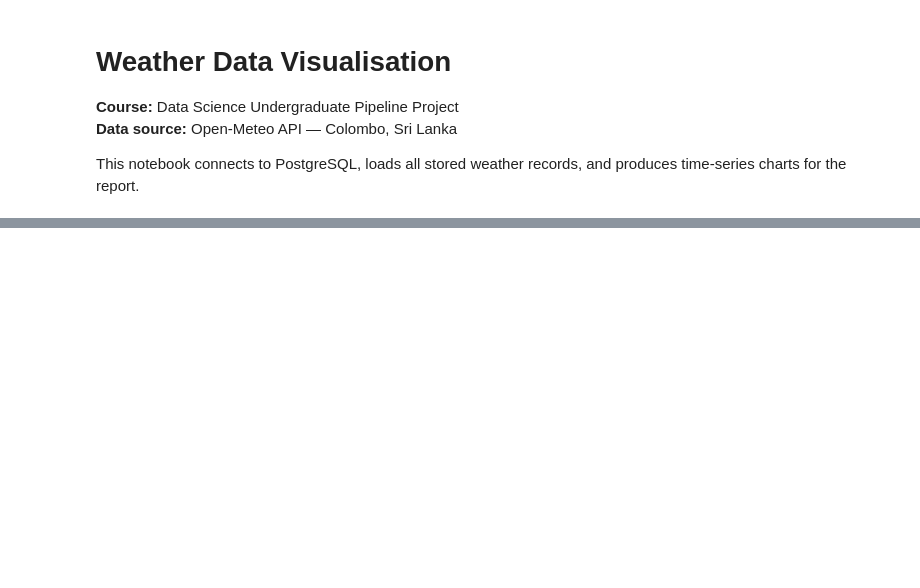
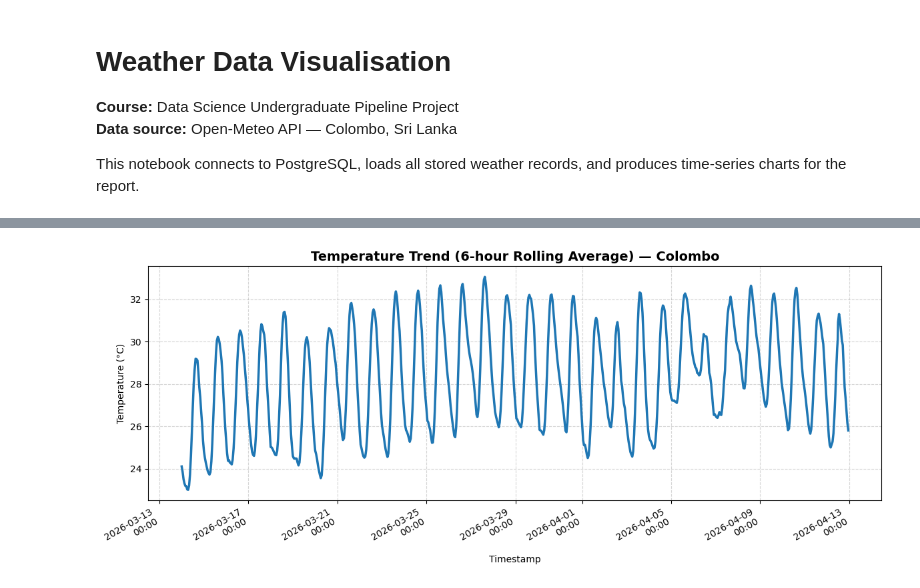
Before and after one commit to AkithaPasandul/Automated-Daily-Weather-Data-Pipeline-using-Apache-Airflow, a Jupyter notebook: notebooks/weather_visualization.ipynb, the cells around one changed output, grey strips where cells are left out. Cells and saved outputs as stored; diff of their text form; code cells hidden in the pictures; blank space fills up the shorter version.

```diff
--- a/notebooks/weather_visualization.ipynb
+++ b/notebooks/weather_visualization.ipynb
@@ -82,3 +155,25 @@ print('Chart saved to screenshots/chart_temperature.png')
+# %%
+# Rolling Trend
+fig, ax = plt.subplots(figsize=(12, 5))
+
+ax.plot(
+    df['extraction_timestamp'],
+    df['temp_rolling_6h'],
+    linewidth=2.5,
+)
+
+ax.set_title('Temperature Trend (6-hour Rolling Average) — Colombo', fontsize=14, fontweight='bold')
+ax.set_xlabel('Timestamp')
+ax.set_ylabel('Temperature (°C)')
+ax.xaxis.set_major_formatter(mdates.DateFormatter('%Y-%m-%d\n%H:%M'))
+fig.autofmt_xdate()
+ax.grid(True, linestyle='--', alpha=0.5)
+
+plt.tight_layout()
+plt.savefig(os.path.join(SCREENSHOTS_DIR, 'temperature_trend.png'), dpi=300)
+plt.show()
+# %% [output]
+[figure, added]
 # %%
 # Chart 2 — Wind speed over time
 
```
Also changed, not shown: parts of 17 cells of this notebook.
